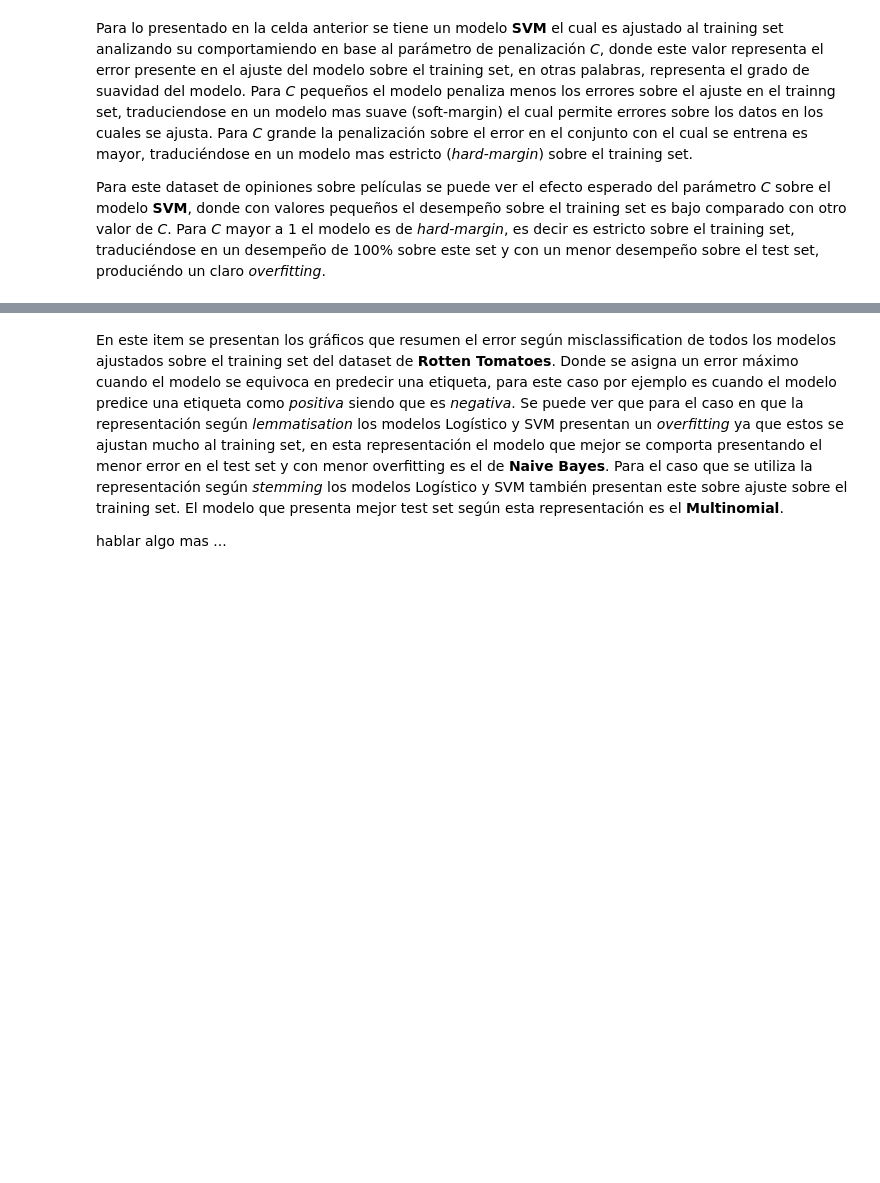
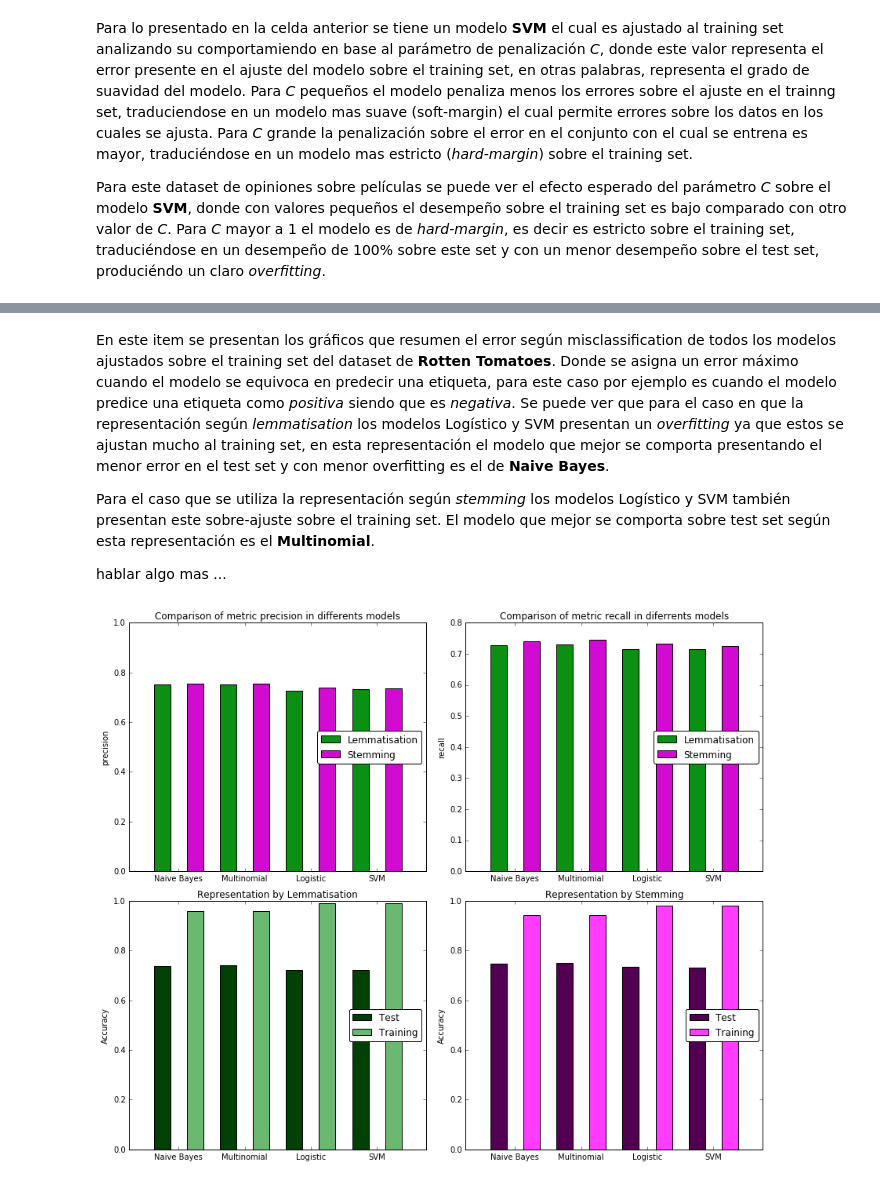
Before and after one commit to FMena14/MachineLearning2, a Jupyter notebook: Parte2.ipynb, the cells around one changed output, grey strips where cells are left out. Saved outputs shown, nothing was run; the diff lists cells and outputs as text; code cells hidden in the pictures; blank space fills up the shorter version.

```diff
--- a/Parte2.ipynb
+++ b/Parte2.ipynb
@@ -550,15 +548,6 @@ def do_SVM(x,y,xt,yt):
         model = LinearSVC(C=C)
         model = model.fit(x, y)
         score_the_model(model,x,y,xt,yt,"SVM")
-def do_SVM_C(x,y,xt,yt,c):
-    model = LinearSVC(C=c)
-    model = model.fit(x, y)
-    error,terror = errors(model,x,y,xt,yt)
-    score_the_model(model,x,y,xt,yt,"SVM")
-    print "Error (Misclassification) Training: %f"%(error)
-    print "Error (Misclassification) Test: %f"%(terror)
-    return error,terror
-
 print "EFFECT OF C IN THE MODEL"
 features_train,labels_train,features_test,labels_test = representacion("lem")
 do_SVM(features_train,labels_train,features_test,labels_test)
@@ -670,4 +664,61 @@ plt.show()
 # %% [markdown]
-En este item se presentan los gráficos que resumen el error según misclassification de todos los modelos ajustados sobre el training set del dataset de <b>Rotten Tomatoes</b>. Donde se asigna un error máximo cuando el modelo se equivoca en predecir una etiqueta, para este caso por ejemplo es cuando el modelo predice una etiqueta como <i>positiva</i> siendo que es <i>negativa</i>. Se puede ver que para el caso en que la representación según  <i>lemmatisation</i>  los modelos Logístico y SVM presentan un <i>overfitting</i>  ya que estos se ajustan mucho al training set, en esta representación el modelo que mejor se comporta presentando el menor error en el test set y con menor overfitting es el de <b>Naive Bayes</b>. Para el caso que se utiliza la representación según <i>stemming</i> los modelos Logístico y SVM también presentan este sobre ajuste sobre el training set. El modelo que presenta mejor test set según esta representación es el <b>Multinomial</b>.
+En este item se presentan los gráficos que resumen el error según misclassification de todos los modelos ajustados sobre el training set del dataset de <b>Rotten Tomatoes</b>. Donde se asigna un error máximo cuando el modelo se equivoca en predecir una etiqueta, para este caso por ejemplo es cuando el modelo predice una etiqueta como <i>positiva</i> siendo que es <i>negativa</i>. Se puede ver que para el caso en que la representación según  <i>lemmatisation</i>  los modelos Logístico y SVM presentan un <i>overfitting</i>  ya que estos se ajustan mucho al training set, en esta representación el modelo que mejor se comporta presentando el menor error en el test set y con menor overfitting es el de <b>Naive Bayes</b>.
+
+Para el caso que se utiliza la representación según <i>stemming</i> los modelos Logístico y SVM también presentan este sobre-ajuste sobre el training set. El modelo que mejor se comporta sobre test set según esta representación es el <b>Multinomial</b>.
 
 hablar algo mas ...
+# %%
+import matplotlib.pyplot as plt
+#DECODIFAN LOS DATOS ALMACENADOS EN LAS CELDAS ANTERIORES
+nostop_ac = accuracy_bayes[0] + accuracy_multi[0] + accuracy_logit[0] + accuracy_svm[0]
+lem_ac = [accuracy_bayes[1]] + [accuracy_multi[1]] + [accuracy_logit[1]] + [accuracy_svm[1]]
+stem_ac = [accuracy_bayes[2]] + [accuracy_multi[2]] + [accuracy_logit[2]] + [accuracy_svm[2]]
+
+precision = []
+recall = []
+accuracy_lem = []
+accuracy_stem = []
+for lem,stem in zip(lem_ac,stem_ac):
+    accuracy_lem += lem[:2]
+    accuracy_stem += stem[:2]
+    precision += [lem[2]]+[stem[2]]
+    recall+= [lem[3]]+[stem[3]]
+#PARA COMPARAR LOS EFECTOS DE STEM Y LEM
+f, axarr = plt.subplots(2, 2, figsize=(12,10) )
+colors = ['#0B9014','#D20BD2']*4
+barlist = axarr[0, 0].bar(range(8), precision, width  = 0.5, align = "center", color = colors)
+axarr[0, 0].set_title('Comparison of metric precision in differents models')
+axarr[0, 0].set_xticks([0.5,2.5,4.5,6.5])
+axarr[0, 0].set_xticklabels(('Naive Bayes', 'Multinomial', 'Logistic','SVM'))
+axarr[0, 0].set_ylim([0,1])
+axarr[0, 0].set_ylabel('precision')
+axarr[0, 0].legend(barlist, ["Lemmatisation","Stemming"],loc="center right", fancybox= True)
+
+axarr[0, 1].bar(range(8), recall, width  = 0.5, align = "center", color = colors)
+axarr[0, 1].set_title('Comparison of metric recall in diferrents models')
+axarr[0, 1].set_xticks([0.5,2.5,4.5,6.5])
+axarr[0, 1].set_xticklabels(('Naive Bayes', 'Multinomial', 'Logistic','SVM'))
+axarr[0, 1].set_ylabel('recall')
+axarr[0, 1].legend(barlist, ["Lemmatisation","Stemming"],loc="center right", fancybox= True)
+
+colors = ['#014105','#6BB970']*4
+barlist = axarr[1, 0].bar(range(8), accuracy_lem, width  = 0.5, align = "center", color = colors)
+axarr[1, 0].set_title('Representation by Lemmatisation')
+axarr[1, 0].set_xticks([0.5,2.5,4.5,6.5])
+axarr[1, 0].set_xticklabels(('Naive Bayes', 'Multinomial', 'Logistic','SVM'))
+axarr[1, 0].set_ylabel('Accuracy')
+axarr[1, 0].legend(barlist, ["Test","Training"], loc="center right", fancybox= True)
+
+colors = ['#520052','#FF3CFF']*4
+barlist = axarr[1, 1].bar(range(8), accuracy_stem, width  = 0.5, align = "center", color = colors)
+axarr[1, 1].set_title('Representation by Stemming')
+axarr[1, 1].set_xticks([0.5,2.5,4.5,6.5])
+axarr[1, 1].set_xticklabels(('Naive Bayes', 'Multinomial', 'Logistic','SVM'))
+axarr[1, 1].set_ylabel('Accuracy')
+axarr[1, 1].legend(barlist, ["Test","Training"],loc="center right", fancybox= True)
+
+
+f.tight_layout() #separar los subplot
+plt.show()
+# %% [output]
+[figure, added]
```
Also changed, not shown: parts of 16 cells of this notebook, 3 other files.
